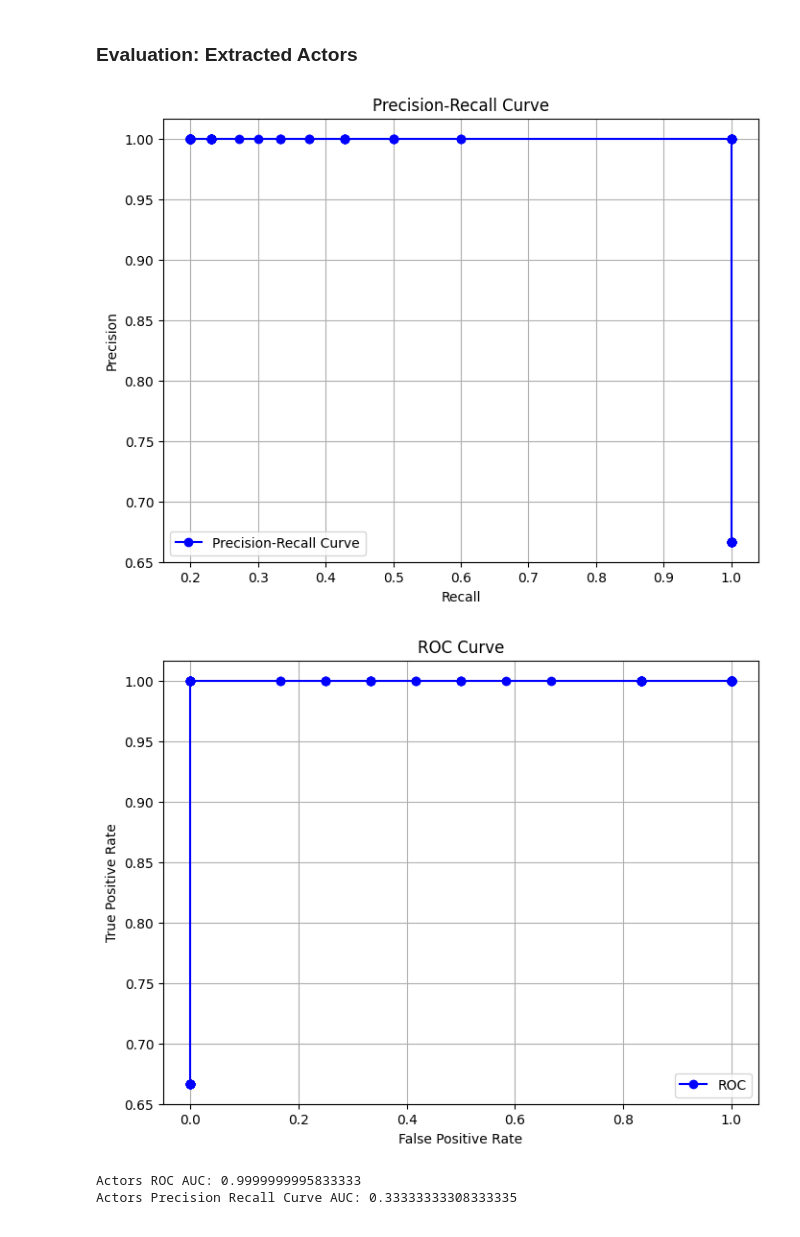
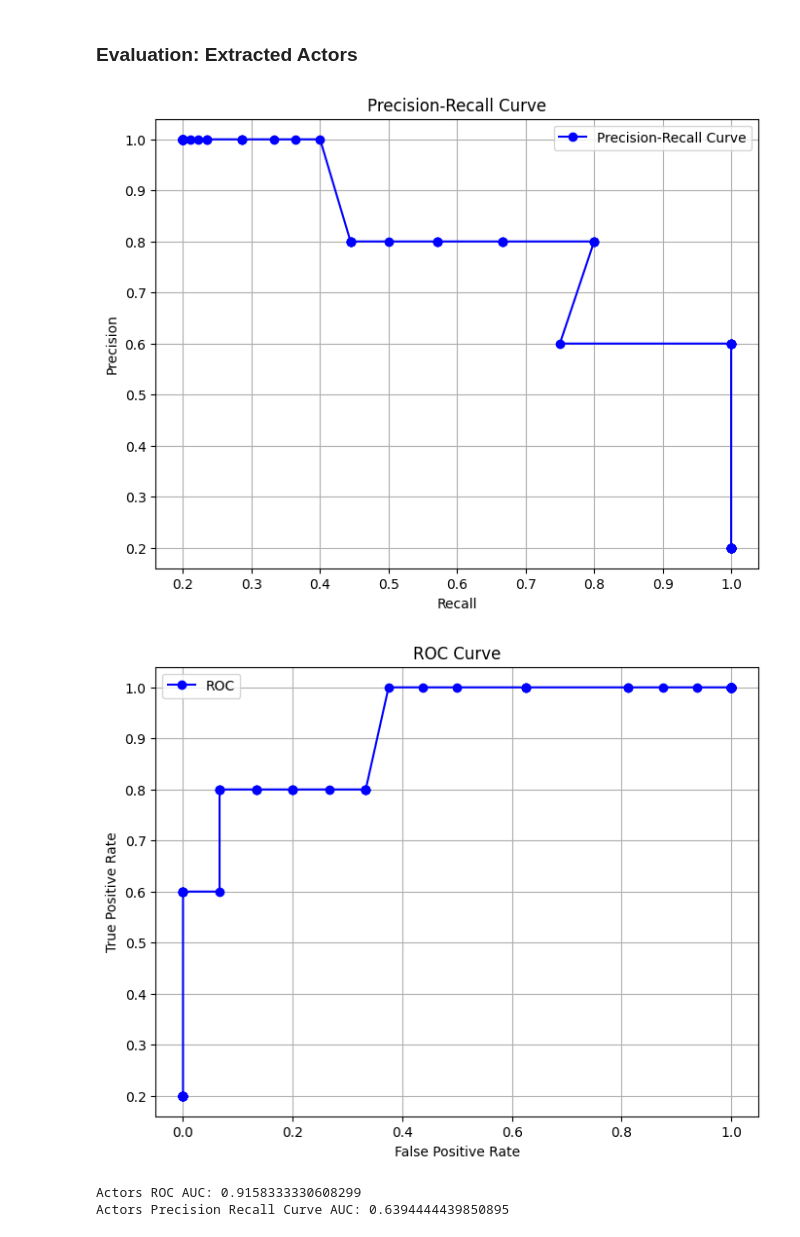
Before and after one commit to dadoluca/LLM_Agent-Goal_Oriented_API_Alignement, a Jupyter notebook: notebook/experiments.ipynb, the cells around one changed output. Saved outputs shown, nothing was run; the diff lists cells and outputs as text; code cells hidden in the pictures.

Commit message:
generalized preprocessing in a global variable and runned firts Gestao Hospital results.. not bad for our groundtruth!

```diff
--- a/notebook/experiments.ipynb
+++ b/notebook/experiments.ipynb
@@ -31,0 +25,3 @@ SHOTS_NUMBER = ShotPromptingMode.FEW_SHOT
+# %%
+SHOTS_NUMBER = ShotPromptingMode.FEW_SHOT
+PREPROCESSING = True #stemming and lemmization for the evaluation
@@ -32,3 +30,6 @@ SHOTS_NUMBER = ShotPromptingMode.FEW_SHOT
+# %%
+from groundtruth import GENOME, GESTAO_HOSPITAL
+GROUNDTRUTH = GESTAO_HOSPITAL
 # %% [markdown]
 ### Description Generation
 # %%
@@ -209,15 +210,15 @@ Low Level Goals Precision Recall Curve AUC: 0.2339648801978694
 # %%
 # List of actors
 generated_actors = [actor.name for actor in actors.actors]
 manual_actors = GROUNDTRUTH["actors"]
 
-evaluator = GoalEvaluator(preprocess = True)
+evaluator = GoalEvaluator(preprocess = PREPROCESSING)
 
 auc_roc, auc_prec_rec = evaluator.print_roc_prec_rec_curve(generated_actors, manual_actors)
 print("Actors ROC AUC:", auc_roc)
 print("Actors Precision Recall Curve AUC:", auc_prec_rec)
 # %% [output]
-[figure, old version]
+[figure, new version]
-[figure, old version]
+[figure, new version]
-Actors ROC AUC: 0.9999999995833333
-Actors Precision Recall Curve AUC: 0.33333333308333335
+Actors ROC AUC: 0.9158333330608299
+Actors Precision Recall Curve AUC: 0.6394444439850895
```
Also changed, not shown: parts of 15 cells of this notebook.
